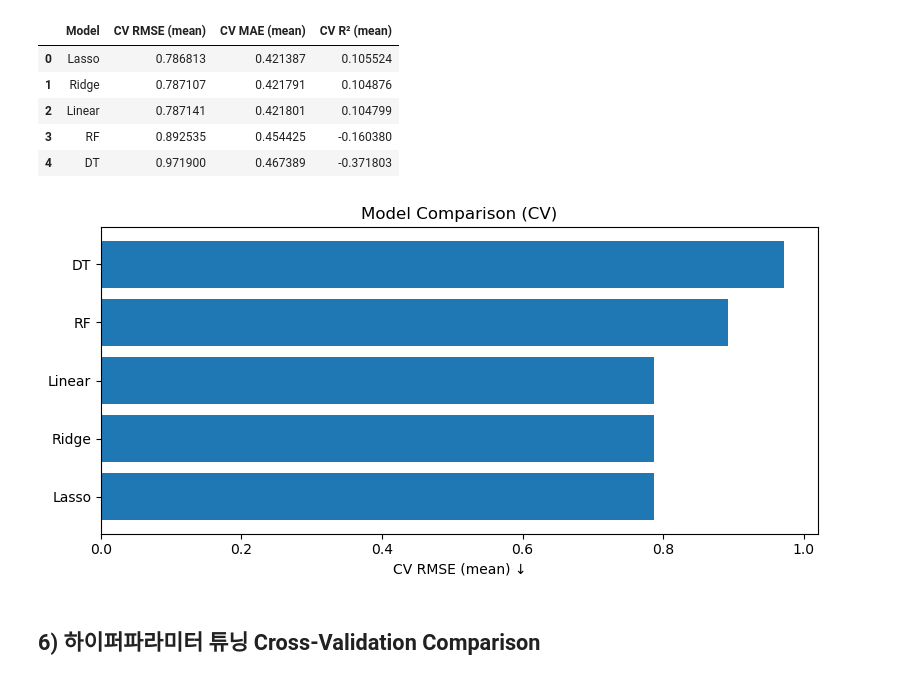
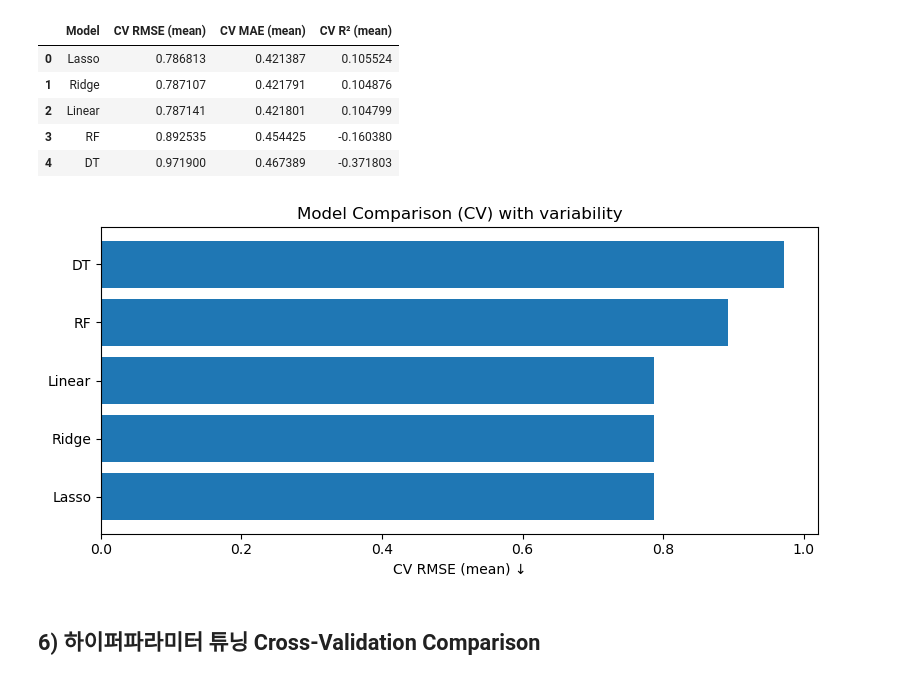
Before and after one commit to aprilgozib/machine_learning, a Jupyter notebook: notebooks/solarFlares.ipynb, the cells around one changed output. Saved outputs shown, nothing was run; the diff lists cells and outputs as text; code cells hidden in the pictures.

```diff
--- a/notebooks/solarFlares.ipynb
+++ b/notebooks/solarFlares.ipynb
@@ -206,16 +206,17 @@ display(cv_df)
 | 2 | Linear | 0.787141 | 0.421801 | 0.104799 |
 | 3 | RF | 0.892535 | 0.454425 | -0.160380 |
 | 4 | DT | 0.971900 | 0.467389 | -0.371803 |
-# %%
-# 시각화 (RMSE 낮을수록 좋음)
-plt.figure(figsize=(8,4))
-plt.barh(cv_df["Model"], cv_df["CV RMSE (mean)"])
-plt.xlabel("CV RMSE (mean) ↓")
-plt.title("Model Comparison (CV)")
-plt.tight_layout()
-plt.show()
-# %% [output]
-[figure, removed]
+# %%
+# cv_df에 표준편차까지 담아두었다고 가정할 때
+# (cross_validate에서 return_estimator=True로 다시 수행해도 ok, 간단 버전은 std 수치만 별도 계산)
+plt.figure(figsize=(8,4))
+plt.barh(cv_df["Model"], cv_df["CV RMSE (mean)"], xerr=cv_df.get("CV RMSE (std)", None))
+plt.xlabel("CV RMSE (mean) ↓")
+plt.title("Model Comparison (CV) with variability")
+plt.tight_layout()
+plt.show()
+# %% [output]
+[figure, added]
 # %% [markdown]
 ## 6) 하이퍼파라미터 튜닝 Cross-Validation Comparison
 # %%
```
Also changed, not shown: parts of 1 cell of this notebook.
